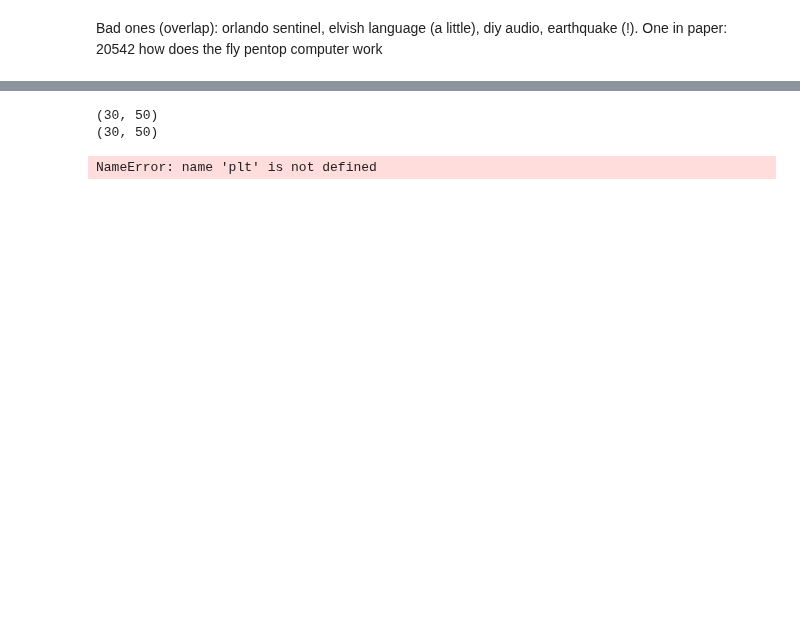
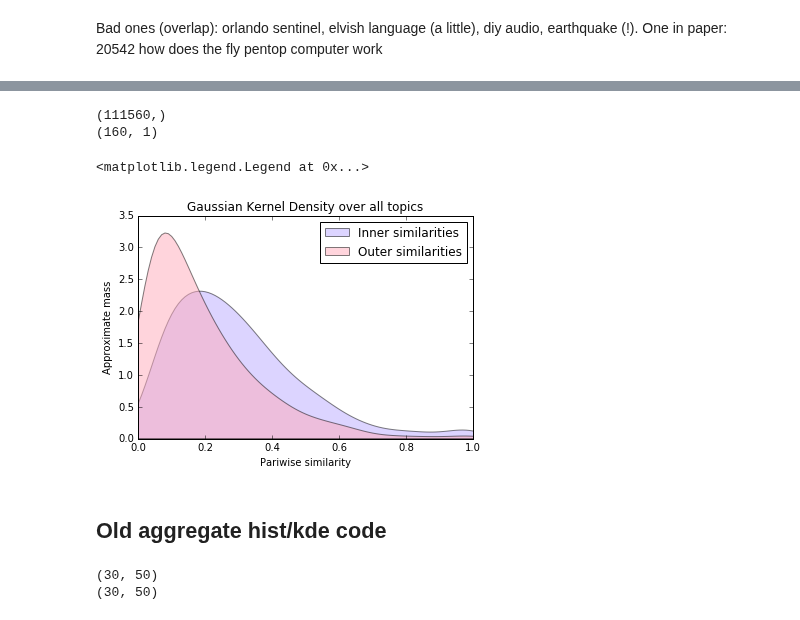
Before and after one commit to AndreiBarsan/crowd, a Jupyter notebook: notebooks/Intra-Topic Similarities.ipynb, the cells around one changed output, grey strips where cells are left out. Drawn from its saved outputs; the diff is of its cells as text; code cells hidden in the pictures; blank space fills up the shorter version.

```diff
--- a/notebooks/Intra-Topic Similarities.ipynb
+++ b/notebooks/Intra-Topic Similarities.ipynb
@@ -169,3 +274,31 @@ print(np.histogram(all_rel_sim[0]))
+# %%
+bandwidth = 0.05
+X_plot = np.arange(-0.3, 1.3, 0.01).reshape(-1, 1)
+
+print(all_rel_sim_1d.shape)
+print(X_plot.shape)
+
+kde = KernelDensity(kernel='gaussian', bandwidth=bandwidth).fit(all_rel_sim_1d.reshape(-1, 1))
+log_dens_inner = kde.score_samples(X_plot)
+
+kde = KernelDensity(kernel='gaussian', bandwidth=bandwidth).fit(all_non_rel_sim_1d.reshape(-1, 1))
+log_dens_outer = kde.score_samples(X_plot)
+
+plt.title("Gaussian Kernel Density over all topics")
+
+plt.fill(X_plot, np.exp(log_dens_inner), fc='#BBAAFF', alpha=0.5, label="Inner similarities")
+plt.fill(X_plot, np.exp(log_dens_outer), fc='#FFAABB', alpha=0.5, label="Outer similarities")
+plt.xlim((0.0, 1.0))
+plt.xlabel("Pariwise similarity")
+plt.ylabel("Approximate mass")
+plt.legend()
+# %% [output]
+(111560,)
+(160, 1)
+<matplotlib.legend.Legend at 0x...>
+[figure, added]
+# %% [markdown]
+## Old aggregate hist/kde code
 # %%
 # The [1] is because 'np.histogram' doesn't just return the histogram! (See docs)
 BIN_COUNT = 50
@@ -184,7 +317,17 @@ print(all_non_rel_hist.shape)
 all_rel_hist_avg = np.mean(all_rel_hist, axis=0)
 all_non_rel_hist_avg = np.mean(all_non_rel_hist, axis=0)
 # %%
-plt.bar(np.linspace(0, 1, all_rel_hist_avg.shape[0]), all_rel_hist_avg, width=1/all_rel_hist_avg.shape[0])
-plt.title("Hacky inner similarity histogram")
+# plt.bar(np.linspace(0, 1, all_rel_hist_avg.shape[0]),
+#         all_rel_hist_avg,
+#         width=1/all_rel_hist_avg.shape[0],
+#         color='red', alpha=0.5,
+#         label="Inner similarities")
+# plt.bar(np.linspace(0, 1, all_non_rel_hist_avg.shape[0]),
+#         all_non_rel_hist_avg,
+#         width=1/all_non_rel_hist_avg.shape[0],
+#         alpha=0.5,
+#         label="Outer similarities")
+# plt.title("Hacky inner/outer similarity histogram")
+# plt.legend()
+# plt.ylabel("Number of documents")
+# plt.xlabel("Pairwise similarity")
-# %% [output]
-NameError: name 'plt' is not defined
```
Also changed, not shown: parts of 51 cells of this notebook, 2 other files.
